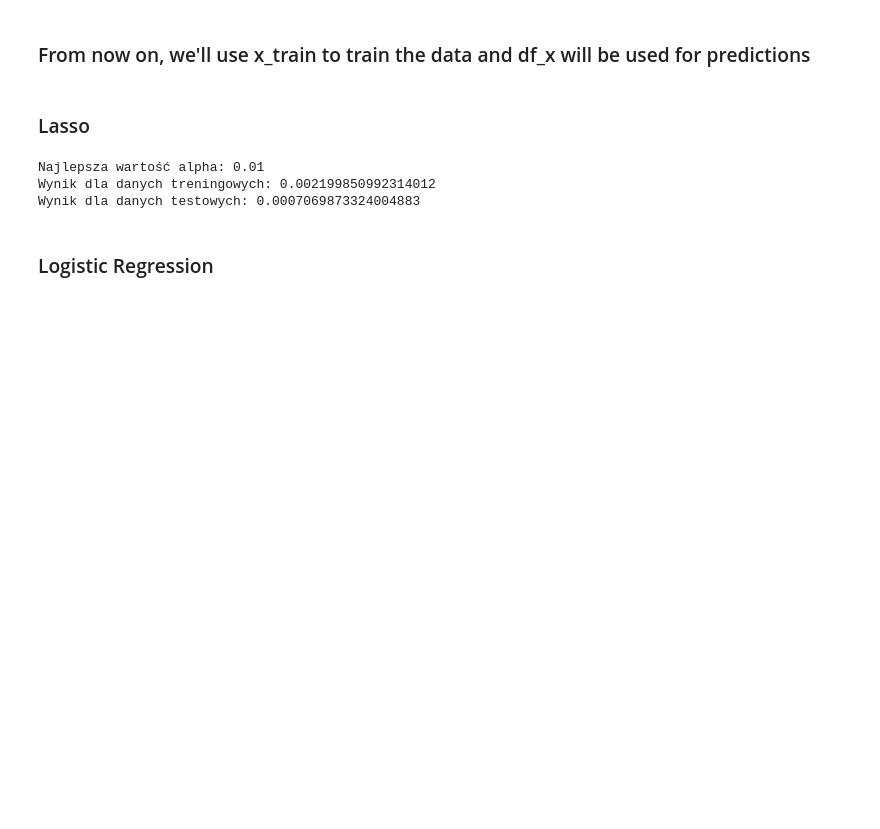
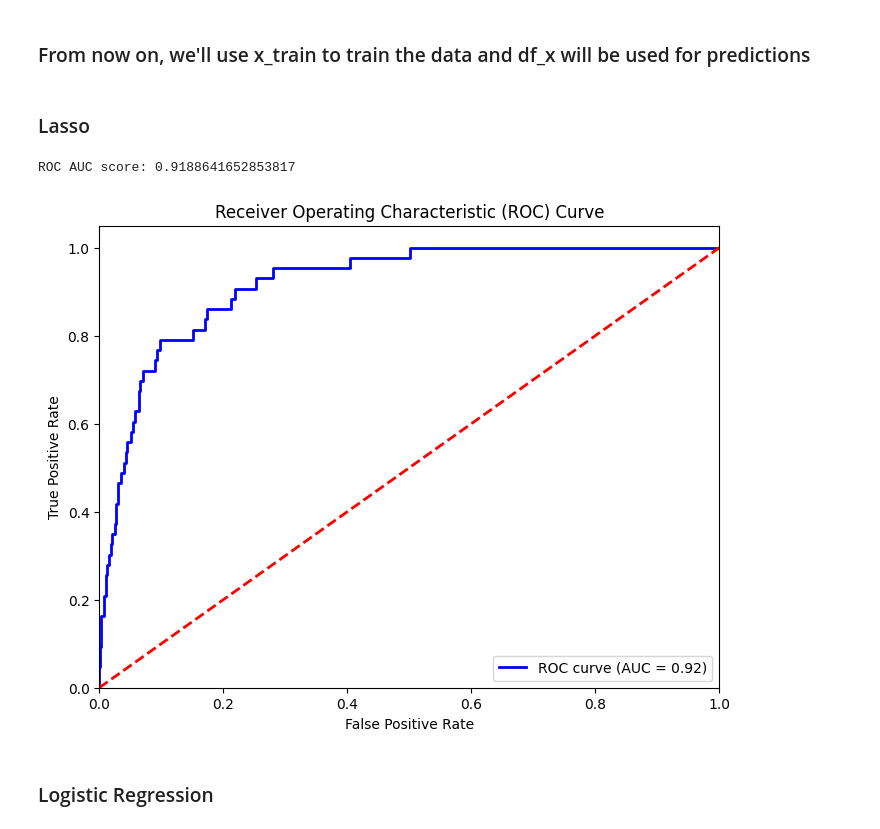
Before and after one commit to Zyziek055/Company-Bankruptcy-Prediction-Machine-Learning-Project-, a Jupyter notebook: Wstepne_modele2.ipynb, the cells around one changed output. Cells and saved outputs as stored; diff of their text form; code cells hidden in the pictures; blank space fills up the shorter version.

```diff
--- a/Wstepne_modele2.ipynb
+++ b/Wstepne_modele2.ipynb
@@ -216,26 +246,18 @@ df_x
 # %%
 # Standaryzacja danych treningowych
 scaler = StandardScaler()
 x_train_scaled = scaler.fit_transform(x_train)
 
 # Standaryzacja danych testowych
 x_test_scaled = scaler.transform(df_x)
 
 # Tworzenie modelu regresji LassoCV z standaryzowanymi danymi
-lasso_cv = LassoCV(alphas=[0.0001, 0.001, 0.01, 0.1, 1, 10], max_iter=1000, cv=5)
-lasso_cv.fit(x_train_scaled, y_train)
+lasso_model = LassoCV(alphas=[0.0001, 0.001, 0.01, 0.1, 1, 10], max_iter=1000, cv=5)
+lasso_model.fit(x_train_scaled, y_train)
 
 # Wybieramy najlepszą wartość alpha dla naszych danych
-best_alpha = lasso_cv.alpha_
-print("Najlepsza wartość alpha:", best_alpha)
-
-# Score dla danych treningowych
-train_score = lasso_cv.score(x_train_scaled, y_train)
-# Score dla danych testowych
-test_score = lasso_cv.score(x_test_scaled, df_y)
-print("Wynik dla danych treningowych:", train_score)
-print("Wynik dla danych testowych:", test_score)
+pred = lasso_model.predict(df_x)
+calculate_metrics(df_y, pred)
 # %% [output]
-Najlepsza wartość alpha: 0.01
-Wynik dla danych treningowych: 0.002199850992314012
-Wynik dla danych testowych: 0.0007069873324004883
+ROC AUC score: 0.9188641652853817
+[figure, added]
```
Also changed, not shown: parts of 12 cells of this notebook.
